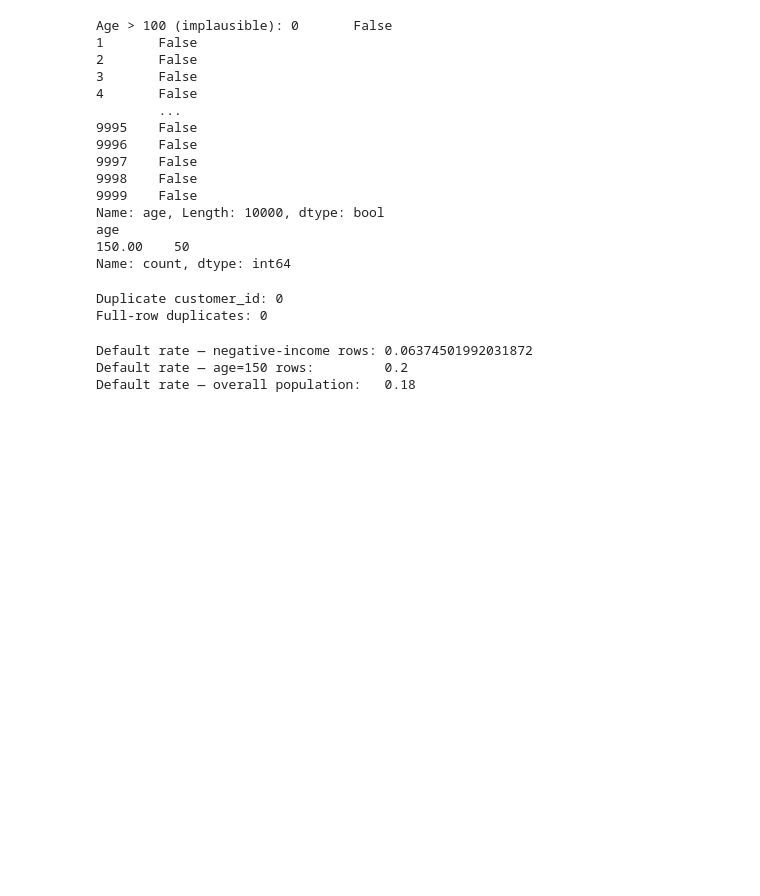
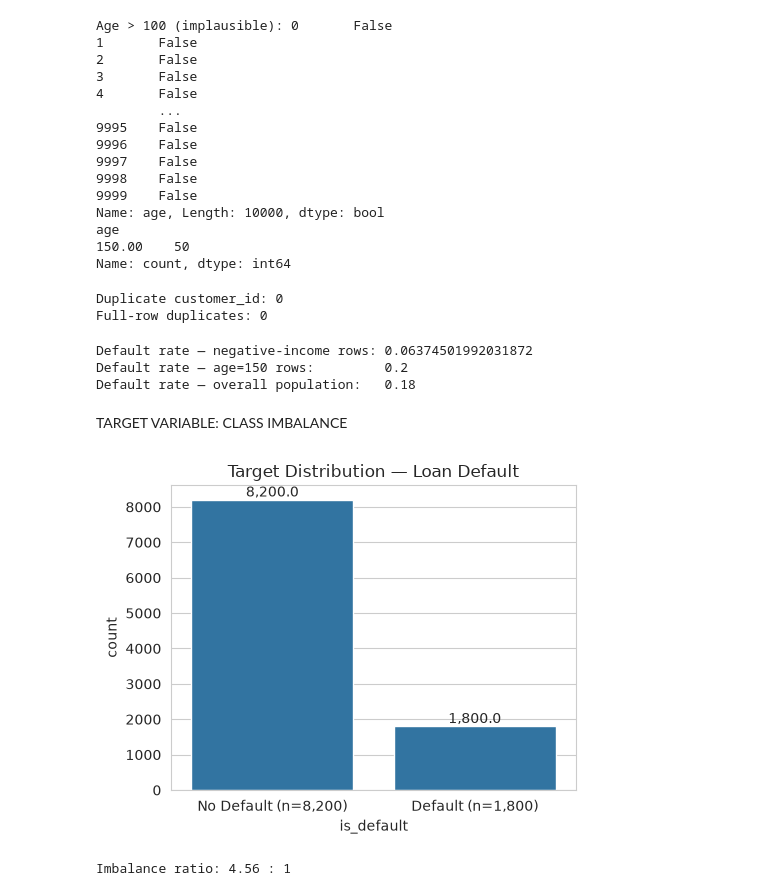
Before and after one commit to batholomeosyoko/boma-loans, a Jupyter notebook: boma_loans.ipynb, the cells around one changed output. Drawn from its saved outputs; the diff is of its cells as text; code cells hidden in the pictures; blank space fills up the shorter version.

```diff
--- a/boma_loans.ipynb
+++ b/boma_loans.ipynb
@@ -173,3 +173,20 @@ print("Default rate — overall population:  ", df['is_default'].mean())
 Default rate — negative-income rows: 0.06374501992031872
 Default rate — age=150 rows:         0.2
 Default rate — overall population:   0.18
+# %% [markdown]
+TARGET VARIABLE: CLASS IMBALANCE
+# %%
+fig, ax = plt.subplots(figsize=(5,4))
+sns.countplot(x='is_default', data=df, ax=ax)
+ax.set_title('Target Distribution — Loan Default')
+ax.set_xticklabels(['No Default (n=8,200)', 'Default (n=1,800)'])
+for p in ax.patches:
+    ax.annotate(f'{p.get_height():,}', (p.get_x()+p.get_width()/2, p.get_height()), ha='center', va='bottom')
+plt.tight_layout()
+plt.show()
+
+imbalance_ratio = (df['is_default']==0).sum() / (df['is_default']==1).sum()
+print(f"Imbalance ratio: {imbalance_ratio:.2f} : 1")
+# %% [output]
+[figure, added]
+Imbalance ratio: 4.56 : 1
```
Also changed, not shown: parts of 2 cells of this notebook.
